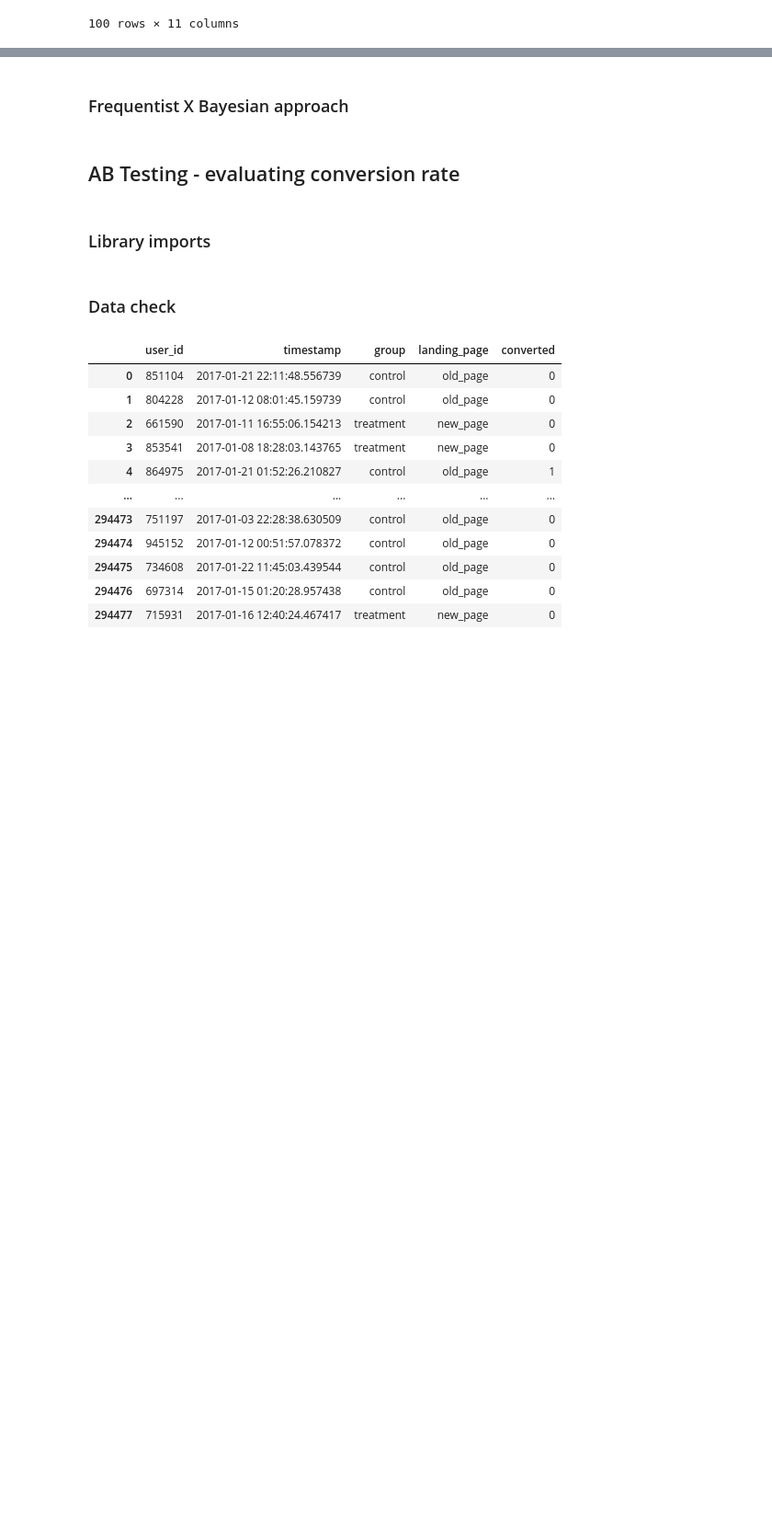
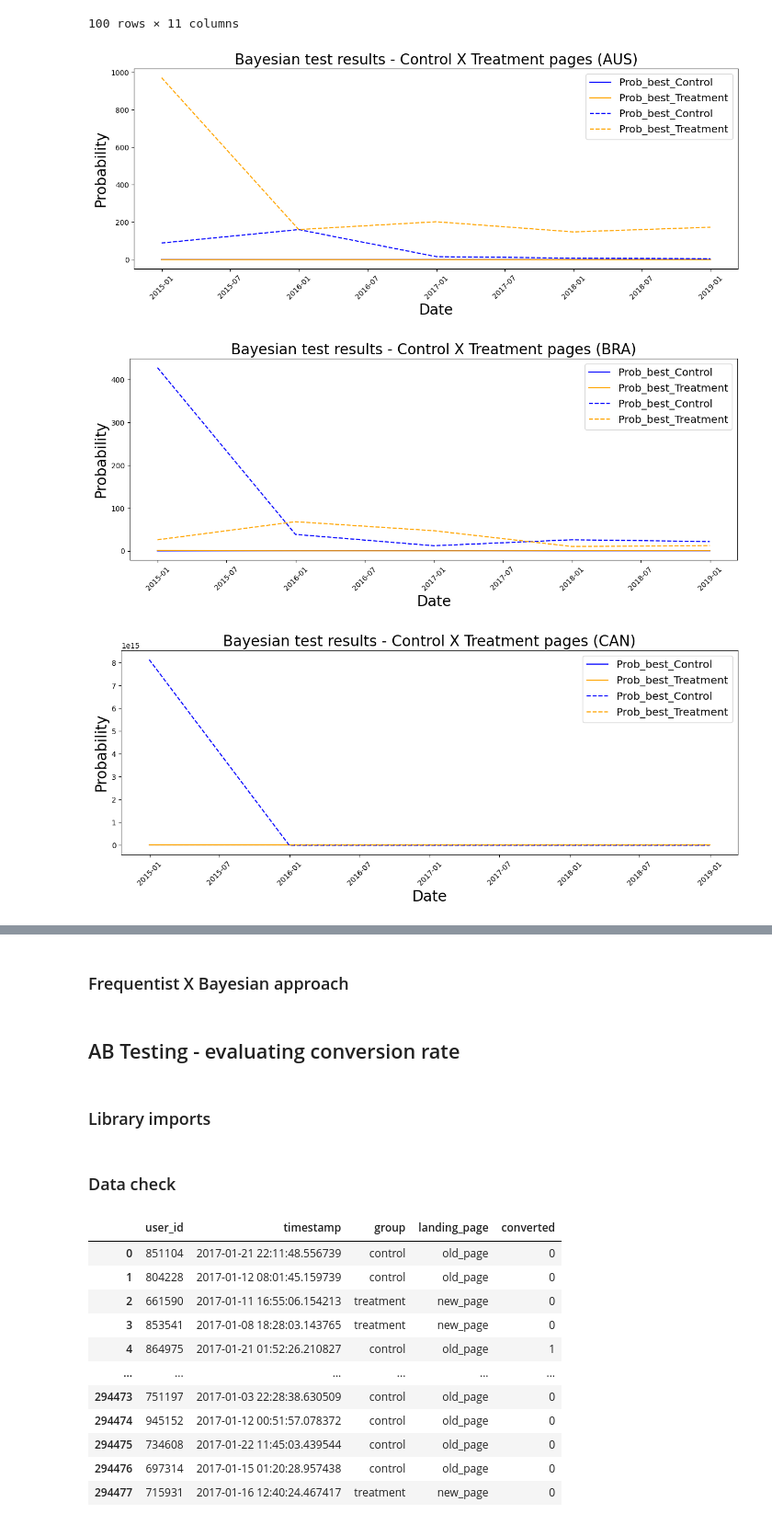
Before and after one commit to GustavoHBDuarte/AB_testing, a Jupyter notebook: A_B_testing.ipynb, the cells around one changed output, grey strips where cells are left out. Shown at 92% size. Saved outputs shown, nothing was run; the diff lists cells and outputs as text; code cells hidden in the pictures; blank space fills up the shorter version.

Commit message:
Results plots for Bayesian test for gross revenue finished. Staring comparison between Bayesian X Frequentist approach for gross revenue.

```diff
--- a/A_B_testing.ipynb
+++ b/A_B_testing.ipynb
@@ -669,3 +670,48 @@ df_grouped
 | 98 | 2018-12-31 | USA | GRP A | [697, 2492, 898, 299, 1696, 2595,... | 6927 | 6927 | 13080781 | 50265.841061 | 369487.995964 | ... |
 | 99 | 2018-12-31 | USA | GRP B | [1994, 897, 3194, 1895, 2695, 899... | 7071 | 7071 | 13185563 | 51213.122522 | 375748.103358 | ... |
 100 rows × 11 columns
+# %%
+
+# Ploting results by country
+
+for country in df_grouped['country'].unique():
+
+    #
+    country = country
+
+    plt.figure(figsize=(15,5)) # seting figure size
+
+    # Prob best:
+
+    plt.plot(df_grouped.loc[(df_grouped['country']==country) & (df_grouped['group']=='GRP A'), 'date'],
+             df_grouped.loc[(df_grouped['country']==country) & (df_grouped['group']=='GRP A'), 'prob_being_best'],
+             label='Prob_best_Control', color='Blue')
+
+    plt.plot(df_grouped.loc[(df_grouped['country']==country) & (df_grouped['group']=='GRP B'), 'date'],
+             df_grouped.loc[(df_grouped['country']==country) & (df_grouped['group']=='GRP B'), 'prob_being_best'],
+             label='Prob_best_Treatment', color='Orange')
+
+    # Expected loss:
+
+    plt.plot(df_grouped.loc[(df_grouped['country']==country) & (df_grouped['group']=='GRP A'), 'date'],
+             df_grouped.loc[(df_grouped['country']==country) & (df_grouped['group']=='GRP A'), 'expected_loss'],
+             label='Prob_best_Control', color='Blue', linestyle='--')
+
+    plt.plot(df_grouped.loc[(df_grouped['country']==country) & (df_grouped['group']=='GRP B'), 'date'],
+             df_grouped.loc[(df_grouped['country']==country) & (df_grouped['group']=='GRP B'), 'expected_loss'],
+             label='Prob_best_Treatment', color='Orange', linestyle='--')
+
+
+    plt.legend(loc='best', fontsize='x-large') # add legend box
+
+
+    plt.xlabel('Date', fontdict = {'color':'black','size':20}) # add xlabel legend
+    plt.ylabel('Probability', fontdict = {'color':'black','size':20}) # add xlabel legend
+
+    plt.title(f'Bayesian test results - Control X Treatment pages ({country})', fontdict = {'color':'black','size':20}) # add title to the plot
+
+    plt.xticks(rotation=45); # rotate xticks
+# %% [output]
+[figure, added]
+[figure, added]
+[figure, added]
```
Also changed, not shown: parts of 2 cells of this notebook.
